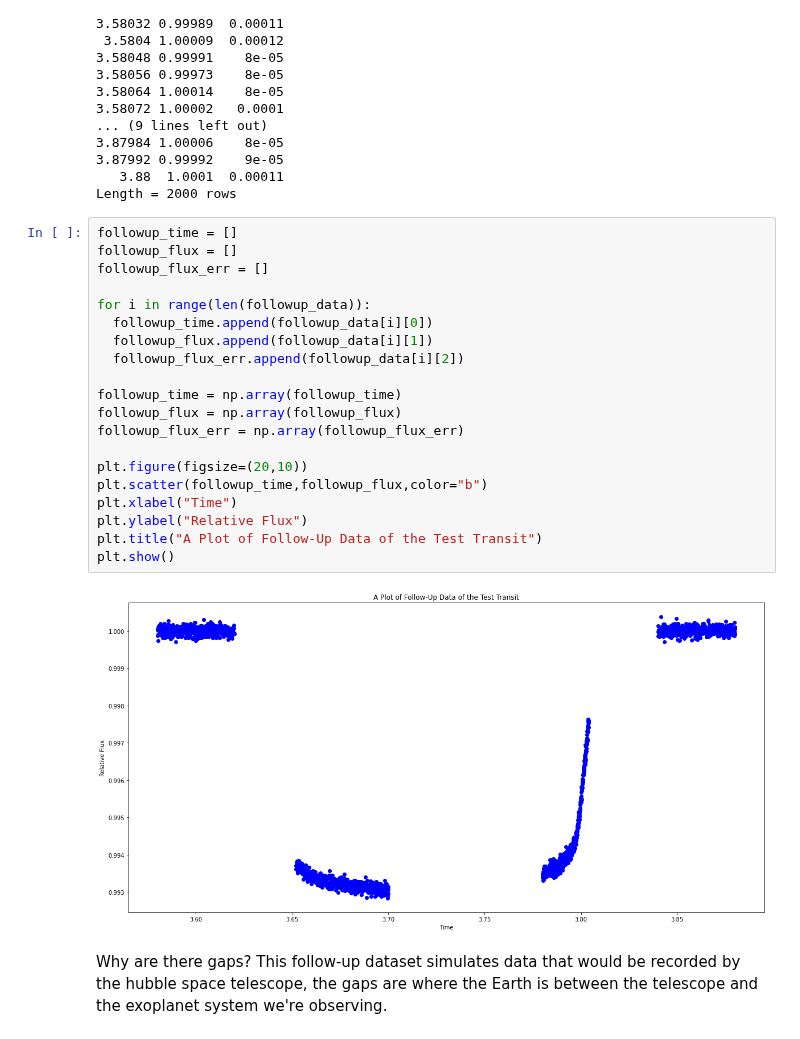
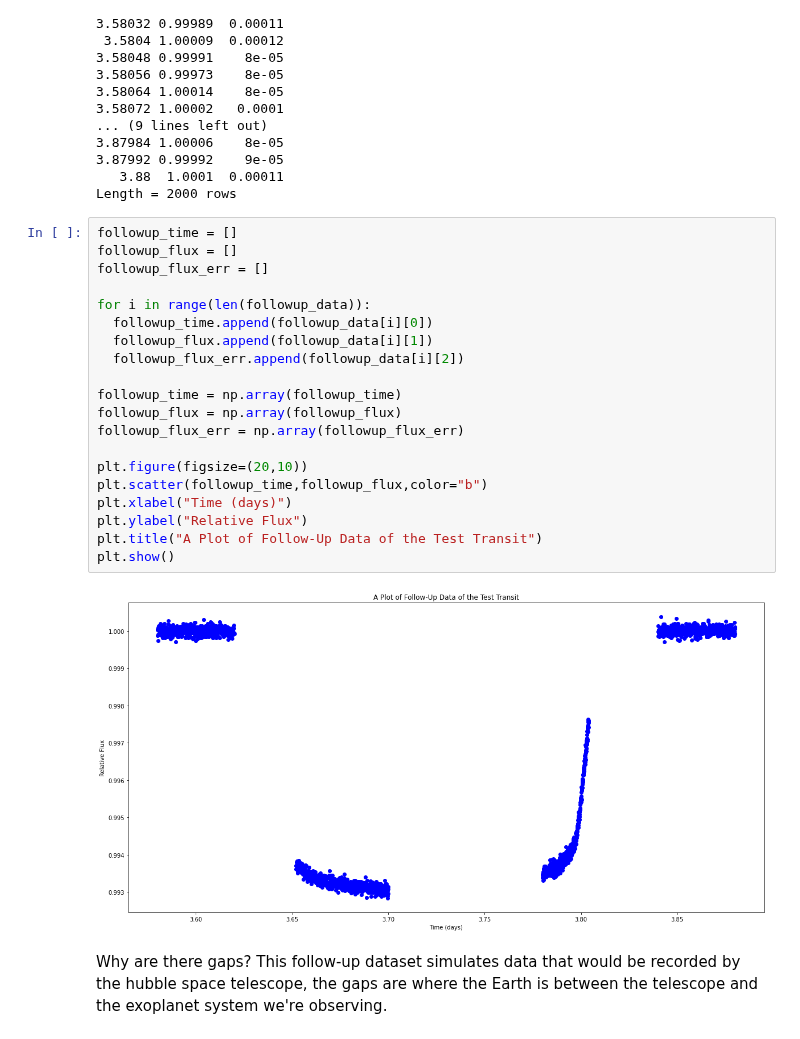
Before and after one commit to Hamza-Suleman/transiting-exoplanets, a Jupyter notebook: Dummy_Transit.ipynb, the cells around one changed output. Cells and saved outputs as stored; diff of their text form.

Commit message:
changed axis to "Time (days)"

```diff
--- a/Dummy_Transit.ipynb
+++ b/Dummy_Transit.ipynb
@@ -315,25 +321,25 @@ Length = 2000 rows
 # %%
 followup_time = []
 followup_flux = []
 followup_flux_err = []
 
 for i in range(len(followup_data)):
   followup_time.append(followup_data[i][0])
   followup_flux.append(followup_data[i][1])
   followup_flux_err.append(followup_data[i][2])
 
 followup_time = np.array(followup_time)
 followup_flux = np.array(followup_flux)
 followup_flux_err = np.array(followup_flux_err)
 
 plt.figure(figsize=(20,10))
 plt.scatter(followup_time,followup_flux,color="b")
-plt.xlabel("Time")
+plt.xlabel("Time (days)")
 plt.ylabel("Relative Flux")
 plt.title("A Plot of Follow-Up Data of the Test Transit")
 plt.show()
 # %% [output]
-[figure, old version]
+[figure, new version]
 # %% [markdown]
 Why are there gaps?
 This follow-up dataset simulates data that would be recorded by the hubble space telescope, the gaps are where the Earth is between the telescope and the exoplanet system we're observing.
```
Also changed, not shown: parts of 12 cells of this notebook.
